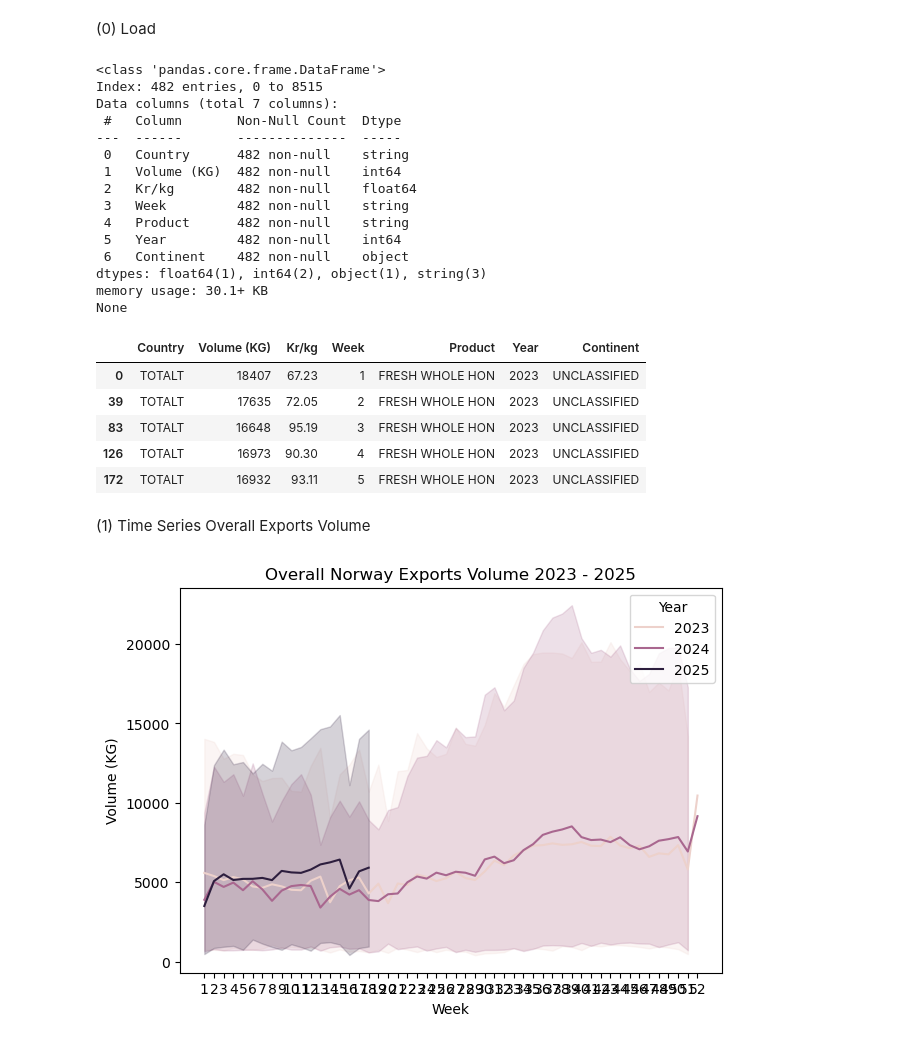
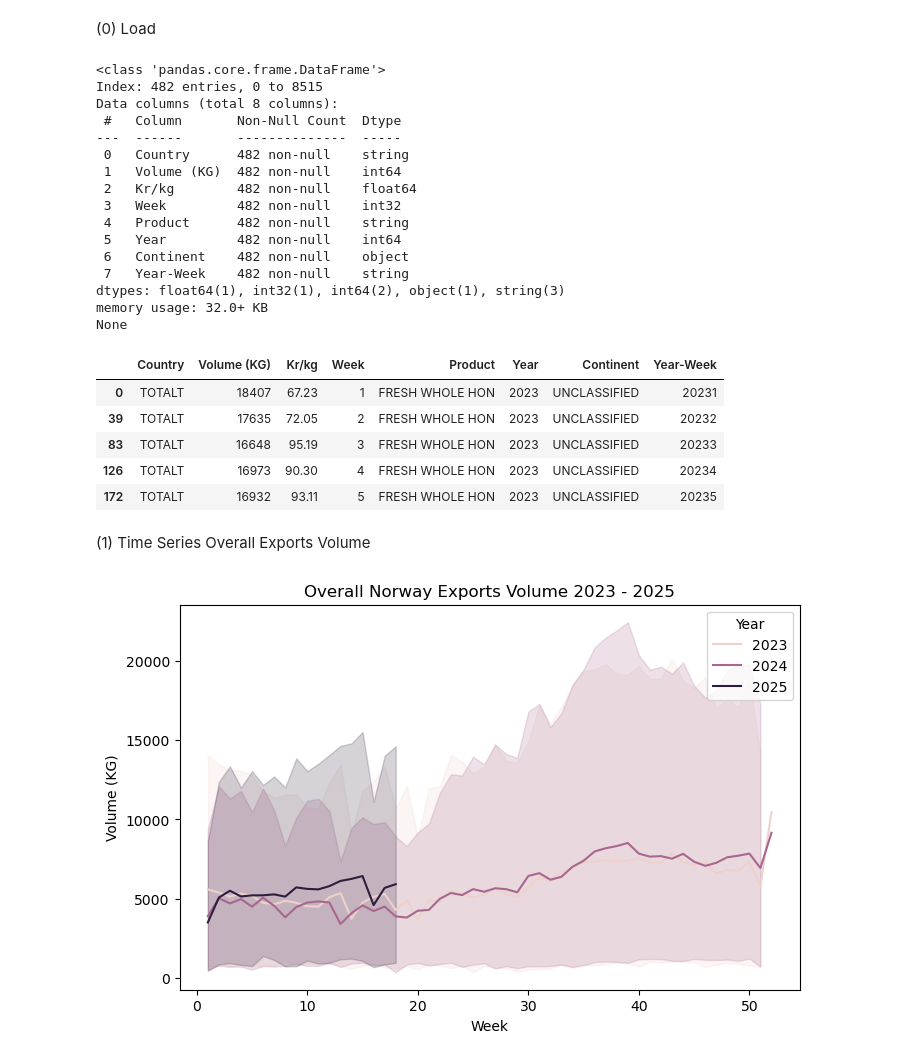
Before and after one commit to robert-pinochetg/time-series-analysis, a Jupyter notebook: 01-norway-exports-eda.ipynb, the cells around one changed output. Cells and saved outputs as stored; diff of their text form; code cells hidden in the pictures.

```diff
--- a/01-norway-exports-eda.ipynb
+++ b/01-norway-exports-eda.ipynb
@@ -10,36 +14,39 @@ warnings.filterwarnings('ignore')
 # %%
 df_norway_exports = pd.read_parquet('df_nsc_2025_until_w18.parquet')
 df_norway_exports = df_norway_exports.loc[df_norway_exports['Country'].isin(['TOTALT'])]
+df_norway_exports['Week'] = df_norway_exports['Week'].astype('int32')
+df_norway_exports['Year-Week'] = df_norway_exports['Year'].astype('string') + df_norway_exports['Week'].astype('string')
 print(df_norway_exports.info())
 df_norway_exports.head()
 # %% [output]
 <class 'pandas.core.frame.DataFrame'>
 Index: 482 entries, 0 to 8515
-Data columns (total 7 columns):
+Data columns (total 8 columns):
  #   Column       Non-Null Count  Dtype
 ---  ------       --------------  -----
  0   Country      482 non-null    string
  1   Volume (KG)  482 non-null    int64
  2   Kr/kg        482 non-null    float64
- 3   Week         482 non-null    string
+ 3   Week         482 non-null    int32
  4   Product      482 non-null    string
  5   Year         482 non-null    int64
  6   Continent    482 non-null    object
-dtypes: float64(1), int64(2), object(1), string(3)
-memory usage: 30.1+ KB
+ 7   Year-Week    482 non-null    string
+dtypes: float64(1), int32(1), int64(2), object(1), string(3)
+memory usage: 32.0+ KB
 None
-|  | Country | Volume (KG) | Kr/kg | Week | Product | Year | Continent |
-| 0 | TOTALT | 18407 | 67.23 | 1 | FRESH WHOLE HON | 2023 | UNCLASSIFIED |
-| 39 | TOTALT | 17635 | 72.05 | 2 | FRESH WHOLE HON | 2023 | UNCLASSIFIED |
-| 83 | TOTALT | 16648 | 95.19 | 3 | FRESH WHOLE HON | 2023 | UNCLASSIFIED |
-| 126 | TOTALT | 16973 | 90.30 | 4 | FRESH WHOLE HON | 2023 | UNCLASSIFIED |
-| 172 | TOTALT | 16932 | 93.11 | 5 | FRESH WHOLE HON | 2023 | UNCLASSIFIED |
+|  | Country | Volume (KG) | Kr/kg | Week | Product | Year | Continent | Year-Week |
+| 0 | TOTALT | 18407 | 67.23 | 1 | FRESH WHOLE HON | 2023 | UNCLASSIFIED | 20231 |
+| 39 | TOTALT | 17635 | 72.05 | 2 | FRESH WHOLE HON | 2023 | UNCLASSIFIED | 20232 |
+| 83 | TOTALT | 16648 | 95.19 | 3 | FRESH WHOLE HON | 2023 | UNCLASSIFIED | 20233 |
+| 126 | TOTALT | 16973 | 90.30 | 4 | FRESH WHOLE HON | 2023 | UNCLASSIFIED | 20234 |
+| 172 | TOTALT | 16932 | 93.11 | 5 | FRESH WHOLE HON | 2023 | UNCLASSIFIED | 20235 |
 # %% [markdown]
 (1) Time Series Overall Exports Volume
 # %%
-plt.figure(figsize=(7,5))
+plt.figure(figsize=(8,5))
 sns.lineplot(data=df_norway_exports, x='Week', y='Volume (KG)', hue='Year')
 plt.title('Overall Norway Exports Volume 2023 - 2025')
 plt.show()
 # %% [output]
-[figure, old version]
+[figure, new version]
```
Also changed, not shown: parts of 10 cells of this notebook, 1 other file.
